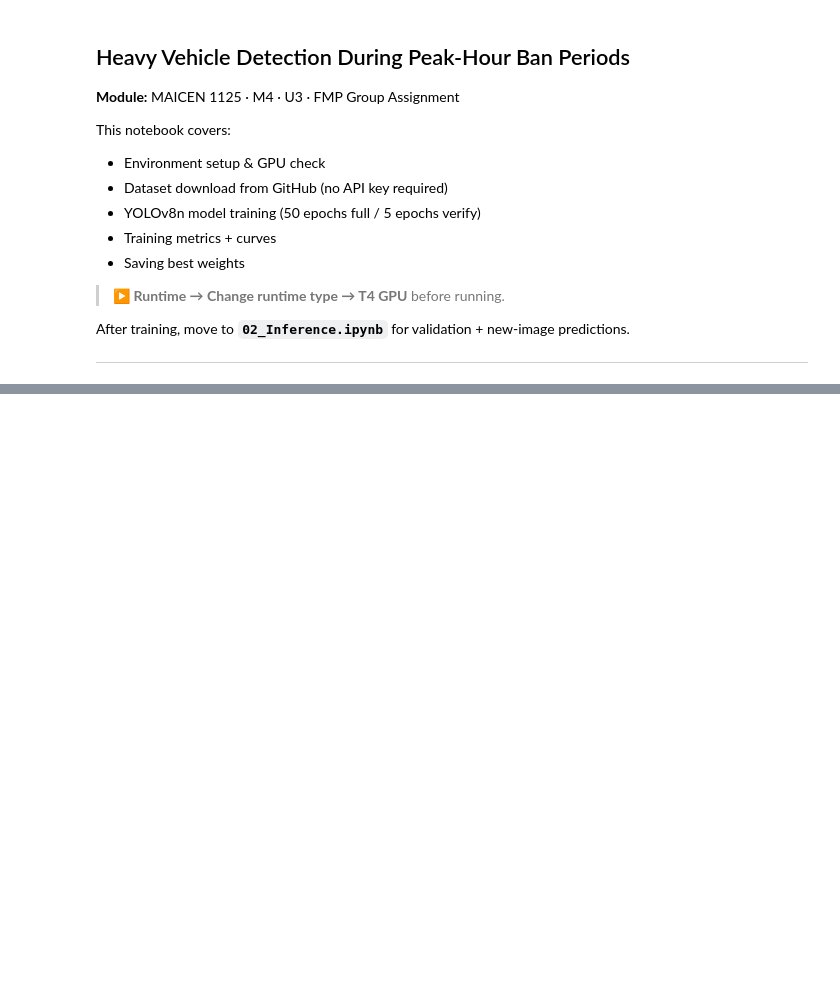
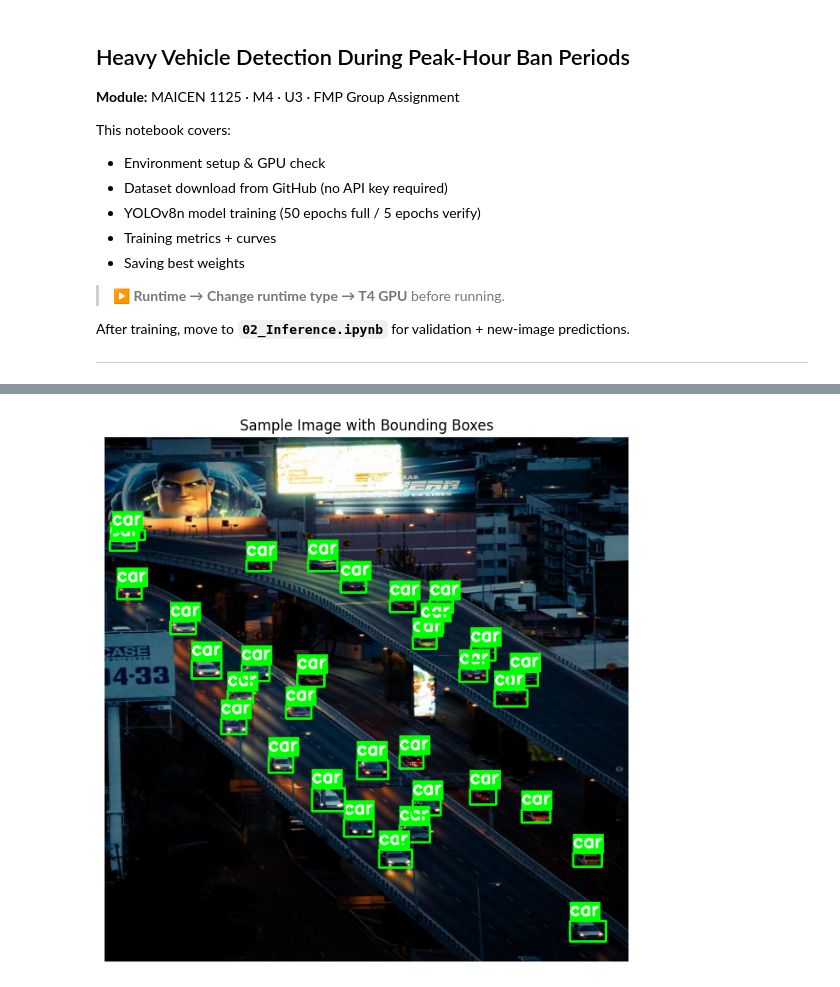
Before and after one commit to archsalem101/Automatic-Detection-of-Heavy-Vehicles-and-Trailers-During-Peak-Hour-Ban-Periods, a Jupyter notebook: 01_notebooks/01_Training.ipynb, the cells around one changed output, grey strips where cells are left out. Cells and saved outputs as stored; diff of their text form; code cells hidden in the pictures; blank space fills up the shorter version.

```diff
--- a/01_notebooks/01_Training.ipynb
+++ b/01_notebooks/01_Training.ipynb
@@ -163,0 +245,84 @@ if os.path.isdir(train_img_dir):
+# %%
+import cv2
+import matplotlib.pyplot as plt
+import numpy as np
+import os
+
+# Define class names based on data.yaml
+class_names = cfg['names'] # Changed to use cfg['names'] from data.yaml
+
+# Define paths for a sample image and its label file
+# Using existing variable DATASET_DIR for base directory
+# Updated filename to one known to exist in the dataset
+example_image_name = '593_jpg.rf.d9f301bdbad83a01d4a7fd4a3bac88ce'
+image_file = os.path.join(DATASET_DIR, 'train', 'images', f'{example_image_name}.jpg')
+label_file = os.path.join(DATASET_DIR, 'train', 'labels', f'{example_image_name}.txt')
+
+# Load the image
+image = cv2.imread(image_file)
+if image is None:
+    raise FileNotFoundError(f"Image not found at {image_file}")
+
+# Convert image from BGR to RGB
+image_rgb = cv2.cvtColor(image, cv2.COLOR_BGR2RGB)
+h, w, _ = image_rgb.shape
+
+# Function to convert YOLO normalized coordinates to absolute pixel coordinates
+def yolo_to_abs(x_center_norm, y_center_norm, width_norm, height_norm, img_width, img_height):
+    x_center = x_center_norm * img_width
+    y_center = y_center_norm * img_height
+    box_width = width_norm * img_width
+    box_height = height_norm * img_height
+
+    x_min = int(x_center - box_width / 2)
+    y_min = int(y_center - box_height / 2)
+    x_max = int(x_center + box_width / 2)
+    y_max = int(y_center + box_height / 2)
+    return x_min, y_min, x_max, y_max
+
+# Create a copy of the image to draw on
+annotated_image = image_rgb.copy()
+
+# Read bounding box annotations
+bbox_color = (0, 255, 0) # Green in RGB
+text_color = (255, 255, 255) # White in RGB
+thickness = 2
+font = cv2.FONT_HERSHEY_SIMPLEX
+font_scale = 0.7
+
+if not os.path.exists(label_file):
+    print(f"No label file found for {image_file}. Displaying image without annotations.")
+elif os.stat(label_file).st_size == 0:
+    print(f"Label file {label_file} is empty. Displaying image without annotations.")
+else:
+    with open(label_file, 'r') as f:
+        for line in f.readlines():
+            parts = line.strip().split()
+            if len(parts) == 5:
+                class_id = int(parts[0])
+                x_center_norm, y_center_norm, width_norm, height_norm = map(float, parts[1:])
+
+                # Convert to absolute pixel coordinates
+                x_min, y_min, x_max, y_max = yolo_to_abs(x_center_norm, y_center_norm, width_norm, height_norm, w, h)
+
+                # Draw rectangle
+                cv2.rectangle(annotated_image, (x_min, y_min), (x_max, y_max), bbox_color, thickness)
+
+                # Put class label text
+                if class_id < len(class_names):
+                    label = class_names[class_id]
+                    # Calculate text size for background rectangle
+                    (text_width, text_height), baseline = cv2.getTextSize(label, font, font_scale, thickness)
+                    # Draw background rectangle for text
+                    cv2.rectangle(annotated_image, (x_min, y_min - text_height - baseline), (x_min + text_width, y_min), bbox_color, -1)
+                    # Put text on top
+                    cv2.putText(annotated_image, label, (x_min, y_min - baseline), font, font_scale, text_color, thickness)
+
+# Display the annotated image
+plt.figure(figsize=(10, 8))
+plt.imshow(annotated_image)
+plt.title('Sample Image with Bounding Boxes')
+plt.axis('off')
+plt.show()
+# %% [output]
+[figure, added]
```
Also changed, not shown: parts of 27 cells of this notebook.
